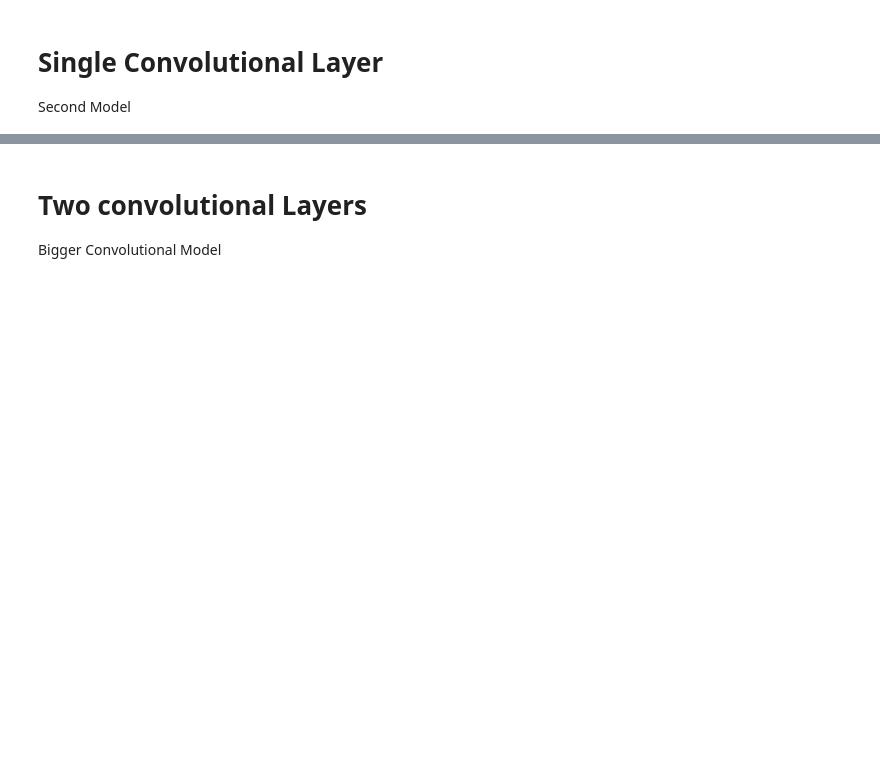
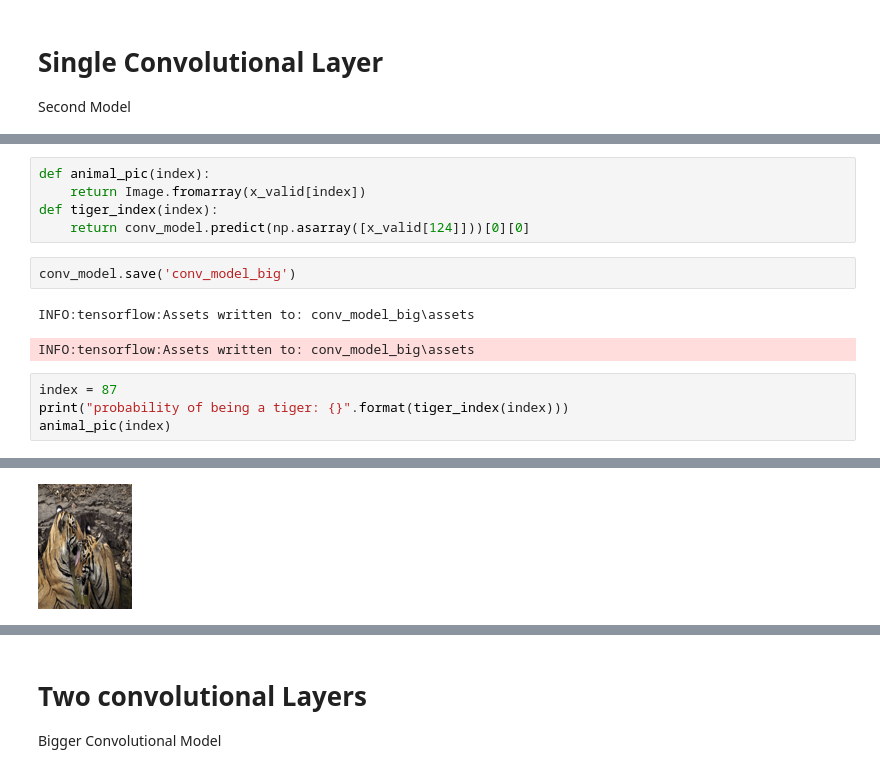
Before and after one commit to Levy2704/DLE_Assessment_3, a Jupyter notebook: Assessment3.ipynb, the cells around one changed output, grey strips where cells are left out. Drawn from its saved outputs; the diff is of its cells as text; blank space fills up the shorter version.

```diff
--- a/Assessment3.ipynb
+++ b/Assessment3.ipynb
@@ -377,0 +470,15 @@ array([[1., 0.],
+# %%
+def animal_pic(index):
+    return Image.fromarray(x_valid[index])
+def tiger_index(index):
+    return conv_model.predict(np.asarray([x_valid[124]]))[0][0]
+# %%
+conv_model.save('conv_model_big')
+# %% [output]
+INFO:tensorflow:Assets written to: conv_model_big\assets
+INFO:tensorflow:Assets written to: conv_model_big\assets
+# %%
+index = 87
+print("probability of being a tiger: {}".format(tiger_index(index)))
+animal_pic(index)
+# %% [output]
@@ -378,3 +487,4 @@ array([[1., 0.],
+[figure, added]
 # %%
 #Graph
 sns.scatterplot(x= preds, y= labels_valid)
```
Also changed, not shown: parts of 47 cells of this notebook, 1 other file.
